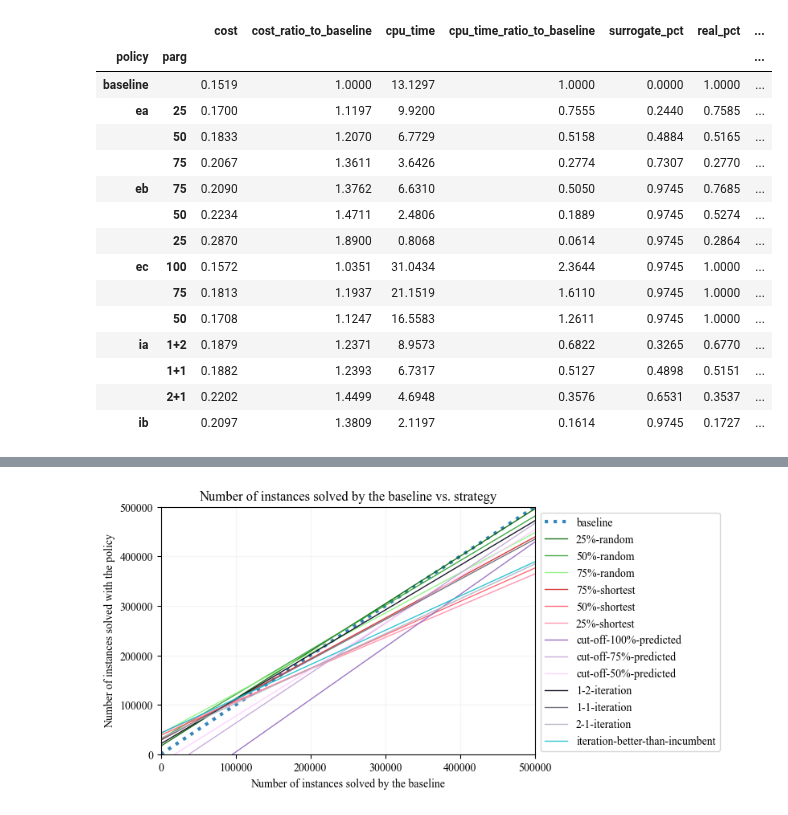
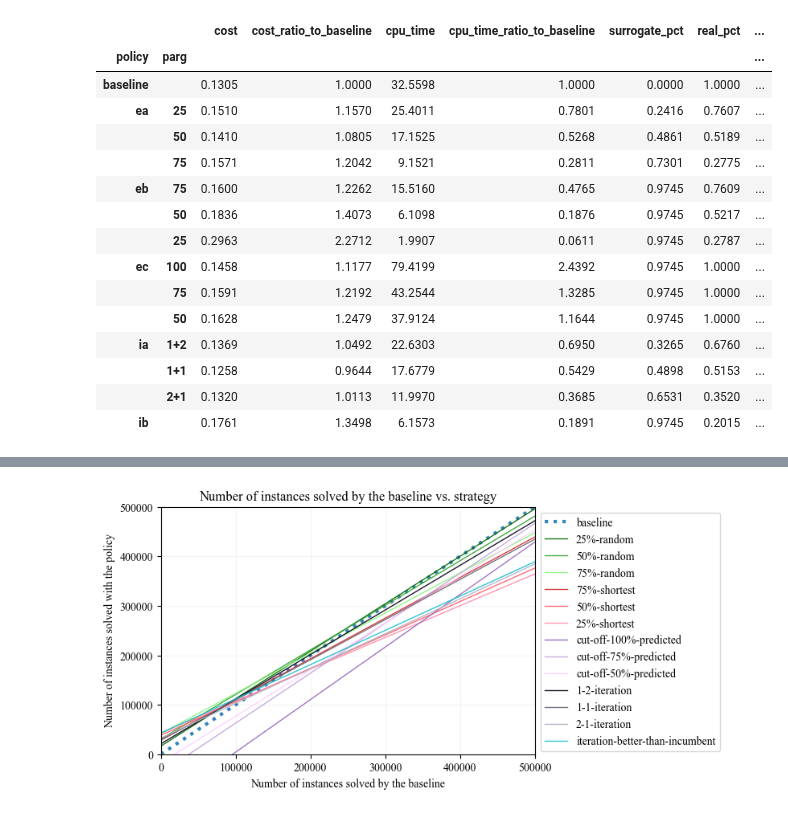
Before and after one commit to zakrzewow/raw-algorithm-portfolios, a Jupyter notebook: results.ipynb, the cells around one changed output, grey strips where cells are left out. Saved outputs shown, nothing was run; the diff lists cells and outputs as text; code cells hidden in the pictures.

```diff
--- a/results.ipynb
+++ b/results.ipynb
@@ -136,26 +138,28 @@ def agg(x):
 
 df25 = df.loc[df["n_train"] == "25"].copy()
 df100 = df.loc[df["n_train"] == "100"].copy()
+df250 = df.loc[df["n_train"] == "250"].copy()
 
 df25_agg = agg(df25)
 df100_agg = agg(df100)
+df250_agg = agg(df250)
-# %%
-df100_agg
-# %% [output]
-|  |  | cost | cost_ratio_to_baseline | cpu_time | cpu_time_ratio_to_baseline | surrogate_pct | real_pct | ... |
-| policy | parg |  |  |  |  |  |  | ... |
-| baseline |  | 0.1519 | 1.0000 | 13.1297 | 1.0000 | 0.0000 | 1.0000 | ... |
-| ea | 25 | 0.1700 | 1.1197 | 9.9200 | 0.7555 | 0.2440 | 0.7585 | ... |
-|  | 50 | 0.1833 | 1.2070 | 6.7729 | 0.5158 | 0.4884 | 0.5165 | ... |
-|  | 75 | 0.2067 | 1.3611 | 3.6426 | 0.2774 | 0.7307 | 0.2770 | ... |
-| eb | 75 | 0.2090 | 1.3762 | 6.6310 | 0.5050 | 0.9745 | 0.7685 | ... |
-|  | 50 | 0.2234 | 1.4711 | 2.4806 | 0.1889 | 0.9745 | 0.5274 | ... |
-|  | 25 | 0.2870 | 1.8900 | 0.8068 | 0.0614 | 0.9745 | 0.2864 | ... |
-| ec | 100 | 0.1572 | 1.0351 | 31.0434 | 2.3644 | 0.9745 | 1.0000 | ... |
-|  | 75 | 0.1813 | 1.1937 | 21.1519 | 1.6110 | 0.9745 | 1.0000 | ... |
-|  | 50 | 0.1708 | 1.1247 | 16.5583 | 1.2611 | 0.9745 | 1.0000 | ... |
-| ia | 1+2 | 0.1879 | 1.2371 | 8.9573 | 0.6822 | 0.3265 | 0.6770 | ... |
-|  | 1+1 | 0.1882 | 1.2393 | 6.7317 | 0.5127 | 0.4898 | 0.5151 | ... |
-|  | 2+1 | 0.2202 | 1.4499 | 4.6948 | 0.3576 | 0.6531 | 0.3537 | ... |
-| ib |  | 0.2097 | 1.3809 | 2.1197 | 0.1614 | 0.9745 | 0.1727 | ... |
+# %%
+df250_agg
+# %% [output]
+|  |  | cost | cost_ratio_to_baseline | cpu_time | cpu_time_ratio_to_baseline | surrogate_pct | real_pct | ... |
+| policy | parg |  |  |  |  |  |  | ... |
+| baseline |  | 0.1305 | 1.0000 | 32.5598 | 1.0000 | 0.0000 | 1.0000 | ... |
+| ea | 25 | 0.1510 | 1.1570 | 25.4011 | 0.7801 | 0.2416 | 0.7607 | ... |
+|  | 50 | 0.1410 | 1.0805 | 17.1525 | 0.5268 | 0.4861 | 0.5189 | ... |
+|  | 75 | 0.1571 | 1.2042 | 9.1521 | 0.2811 | 0.7301 | 0.2775 | ... |
+| eb | 75 | 0.1600 | 1.2262 | 15.5160 | 0.4765 | 0.9745 | 0.7609 | ... |
+|  | 50 | 0.1836 | 1.4073 | 6.1098 | 0.1876 | 0.9745 | 0.5217 | ... |
+|  | 25 | 0.2963 | 2.2712 | 1.9907 | 0.0611 | 0.9745 | 0.2787 | ... |
+| ec | 100 | 0.1458 | 1.1177 | 79.4199 | 2.4392 | 0.9745 | 1.0000 | ... |
+|  | 75 | 0.1591 | 1.2192 | 43.2544 | 1.3285 | 0.9745 | 1.0000 | ... |
+|  | 50 | 0.1628 | 1.2479 | 37.9124 | 1.1644 | 0.9745 | 1.0000 | ... |
+| ia | 1+2 | 0.1369 | 1.0492 | 22.6303 | 0.6950 | 0.3265 | 0.6760 | ... |
+|  | 1+1 | 0.1258 | 0.9644 | 17.6779 | 0.5429 | 0.4898 | 0.5153 | ... |
+|  | 2+1 | 0.1320 | 1.0113 | 11.9970 | 0.3685 | 0.6531 | 0.3520 | ... |
+| ib |  | 0.1761 | 1.3498 | 6.1573 | 0.1891 | 0.9745 | 0.2015 | ... |
 # %%
```
Also changed, not shown: parts of 6 cells of this notebook, 2 other files.
